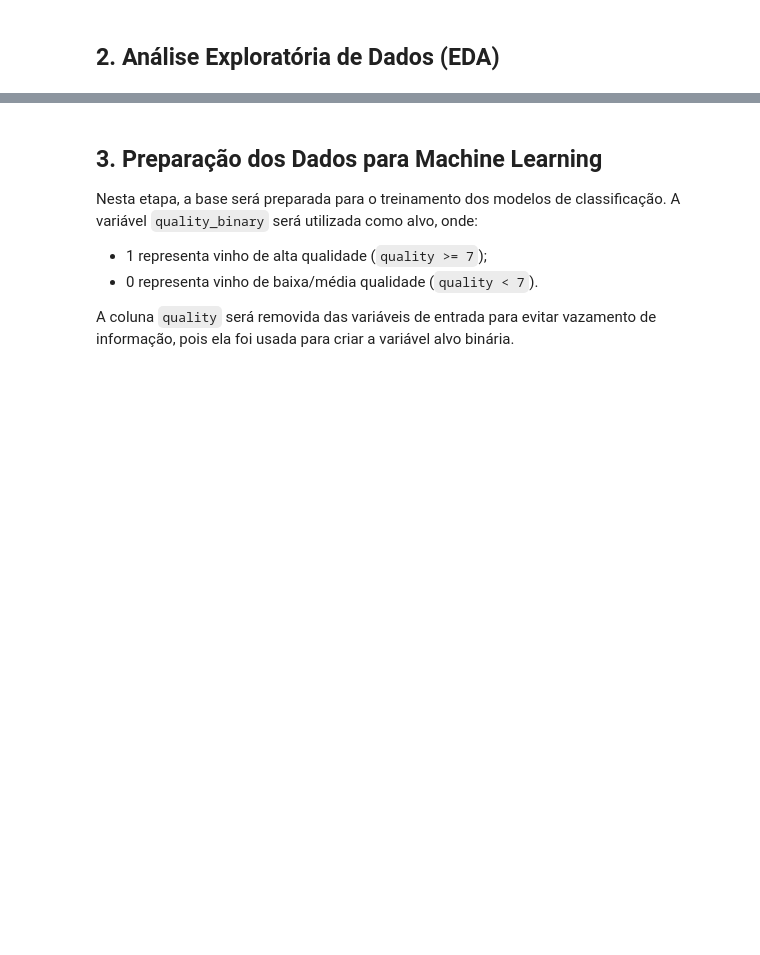
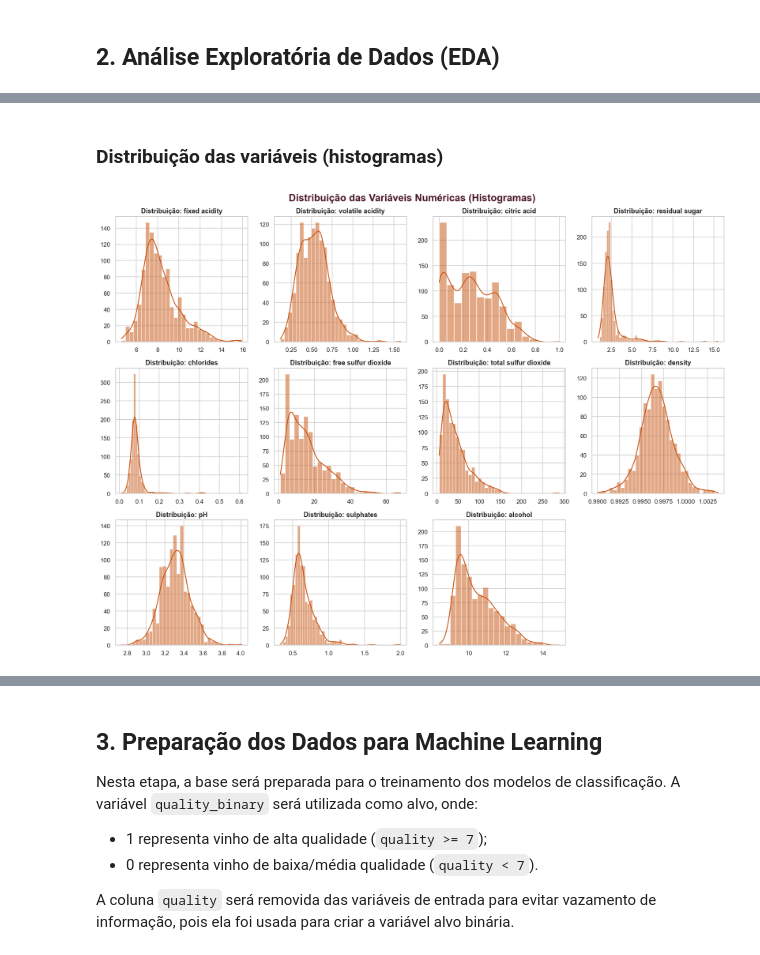
Before and after one commit to monicajss/fiap_techchallenge, a Jupyter notebook: fase-2/notebooks/Notebook_Vinhos.ipynb, the cells around one changed output, grey strips where cells are left out. Saved outputs shown, nothing was run; the diff lists cells and outputs as text; code cells hidden in the pictures; blank space fills up the shorter version.

```diff
--- a/fase-2/notebooks/Notebook_Vinhos.ipynb
+++ b/fase-2/notebooks/Notebook_Vinhos.ipynb
@@ -135,0 +190,31 @@ print('\nLeitura rápida: valores mais próximos de +1 ou -1 indicam relação m
+# %% [markdown]
+### Distribuição das variáveis (histogramas)
+# %%
+# Garantindo que a lista de variáveis esteja na memória da célula
+variaveis_preditoras = [
+    "fixed acidity", "volatile acidity", "citric acid", "residual sugar","chlorides", "free sulfur dioxide",
+    "total sulfur dioxide","density", "pH", "sulphates", "alcohol"
+]
+
+# Garantindo que o 'X' seja recriado do df
+X = df[variaveis_preditoras].copy()
+
+# Configurando os Histogramas
+plt.figure(figsize=(16, 12)) # Tamanho da figura ajustado para melhor visualização dos histogramas
+plt.suptitle("Distribuição das Variáveis Numéricas (Histogramas)", # Título do gráfico principal
+              fontsize=18,
+              weight='bold',
+              color='#4a1525')
+
+for i, col in enumerate(variaveis_preditoras, 1): # Enumerate permite iterar sobre a lista de variáveis, fornecendo um índice (i) e o nome da coluna (col)
+    plt.subplot(3, 4, i)
+    sns.histplot(data=X, x=col, kde=True, color="#c7520f")
+    plt.title(f'Distribuição: {col}', fontsize=12, weight='semibold')
+    plt.xlabel('')
+    plt.ylabel('')
+
+plt.tight_layout() # Ajusta o layout para evitar sobreposição de elementos
+plt.savefig(results_dir / 'distribuicao_histogramas.png', dpi=300, bbox_inches='tight') # Salva o gráfico como imagem
+plt.show() # Plota os histogramas
+# %% [output]
+[figure, added]
```
Also changed, not shown: parts of 69 cells of this notebook, 10 other files.
